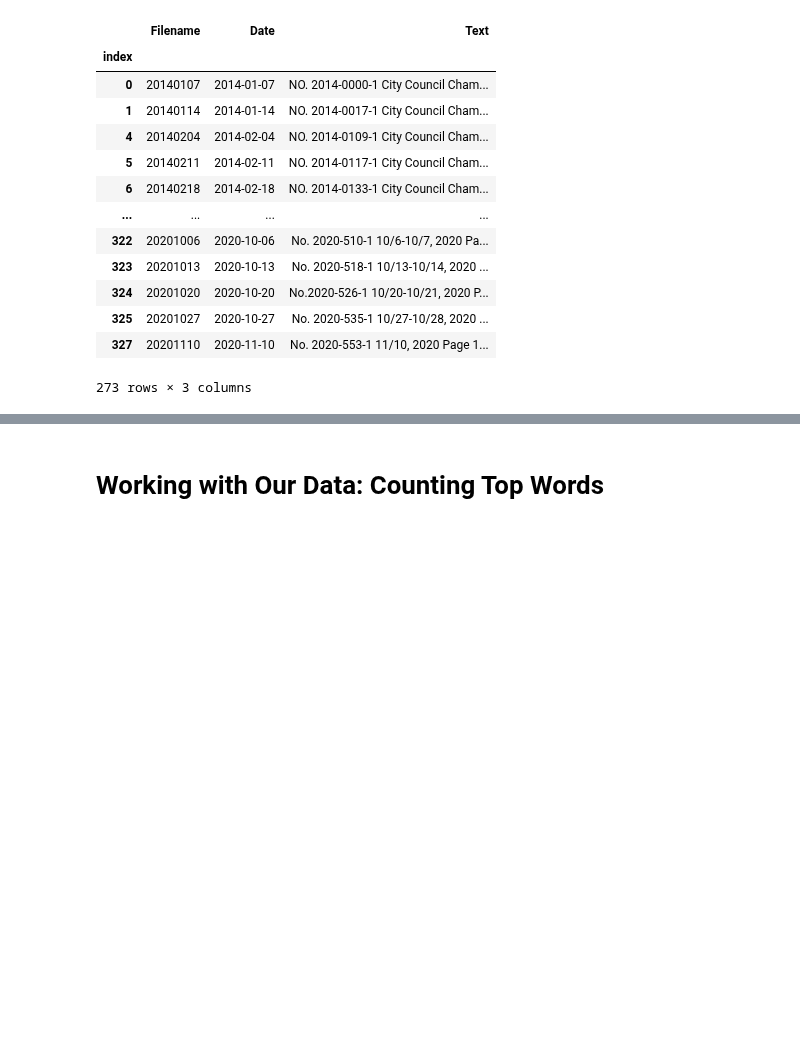
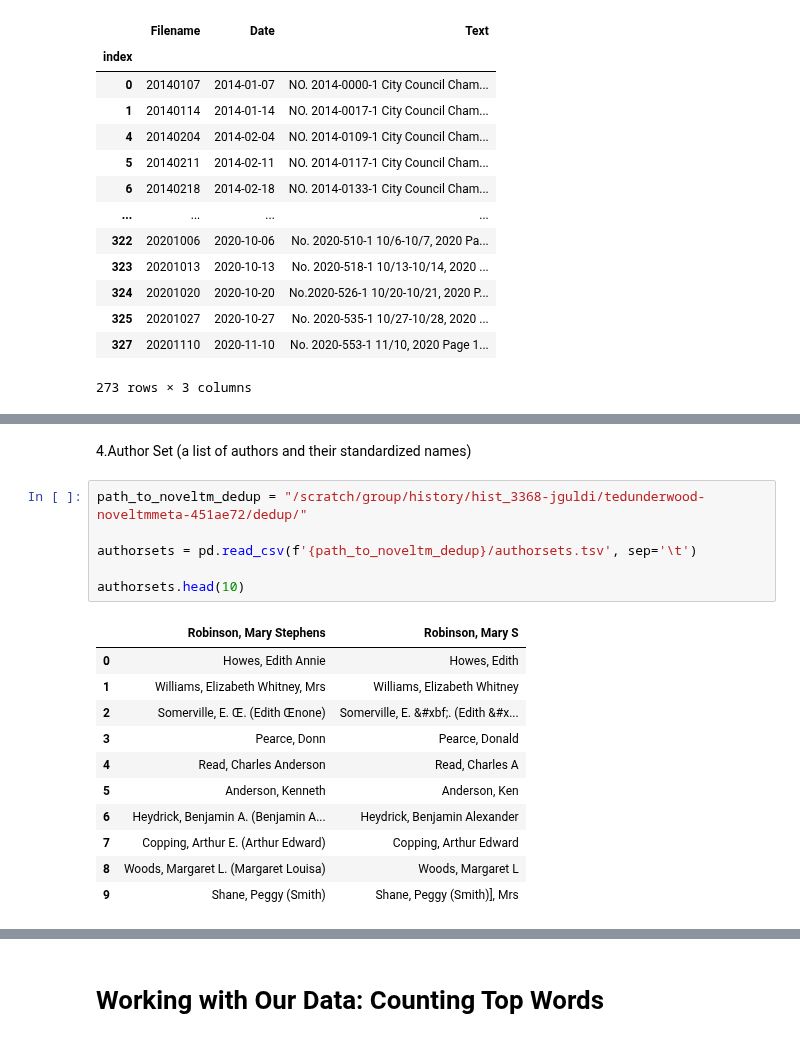
Before and after one commit to stephbuon/digital-history, a Jupyter notebook: hist3368-week4-access-data/hist3368-week4-access-data.ipynb, the cells around one changed output, grey strips where cells are left out. Drawn from its saved outputs; the diff is of its cells as text; blank space fills up the shorter version.

```diff
--- a/hist3368-week4-access-data/hist3368-week4-access-data.ipynb
+++ b/hist3368-week4-access-data/hist3368-week4-access-data.ipynb
@@ -533,0 +606,20 @@ houston_minutes[houston_minutes['Date'].dt.day_name() == 'Tuesday']
+# %% [markdown]
+4.Author Set (a list of authors and their standardized names)
+# %%
+path_to_noveltm_dedup = "/scratch/group/history/hist_3368-jguldi/tedunderwood-noveltmmeta-451ae72/dedup/"
+
+authorsets = pd.read_csv(f'{path_to_noveltm_dedup}/authorsets.tsv', sep='\t')
+
+authorsets.head(10)
+# %% [output]
+|  | Robinson, Mary Stephens | Robinson, Mary S |
+| 0 | Howes, Edith Annie | Howes, Edith |
+| 1 | Williams, Elizabeth Whitney, Mrs | Williams, Elizabeth Whitney |
+| 2 | Somerville, E. Œ. (Edith Œnone) | Somerville, E. &#xbf;. (Edith &#x... |
+| 3 | Pearce, Donn | Pearce, Donald |
+| 4 | Read, Charles Anderson | Read, Charles A |
+| 5 | Anderson, Kenneth | Anderson, Ken |
+| 6 | Heydrick, Benjamin A. (Benjamin A... | Heydrick, Benjamin Alexander |
+| 7 | Copping, Arthur E. (Arthur Edward) | Copping, Arthur Edward |
+| 8 | Woods, Margaret L. (Margaret Louisa) | Woods, Margaret L |
+| 9 | Shane, Peggy (Smith) | Shane, Peggy (Smith)], Mrs |
```
Also changed, not shown: parts of 14 cells of this notebook.
